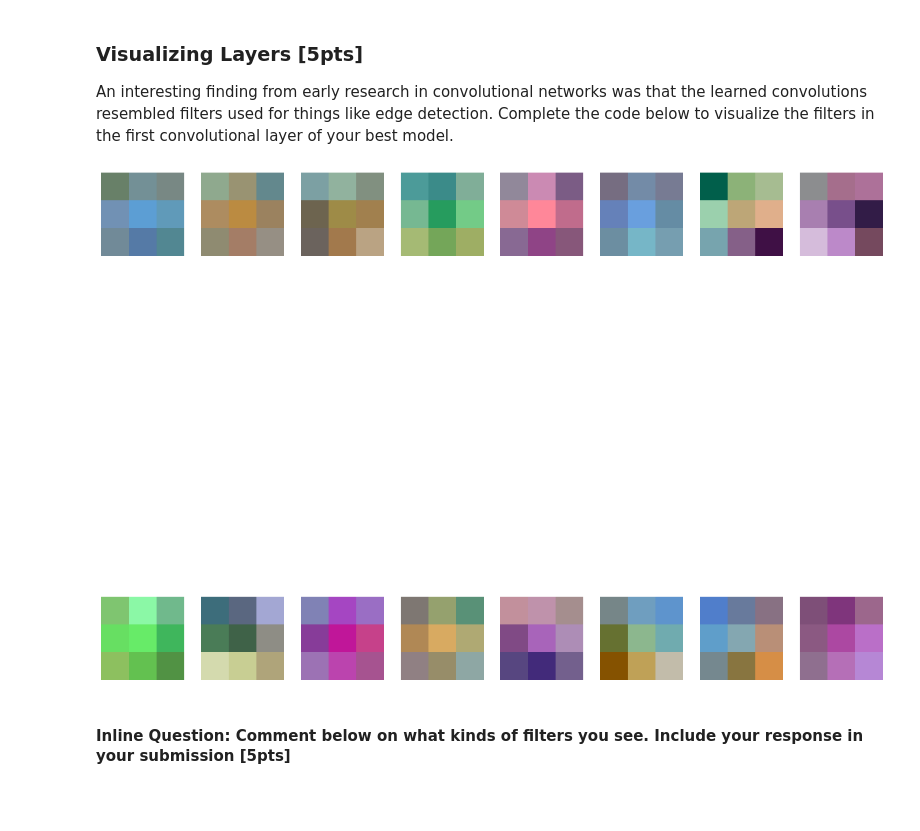
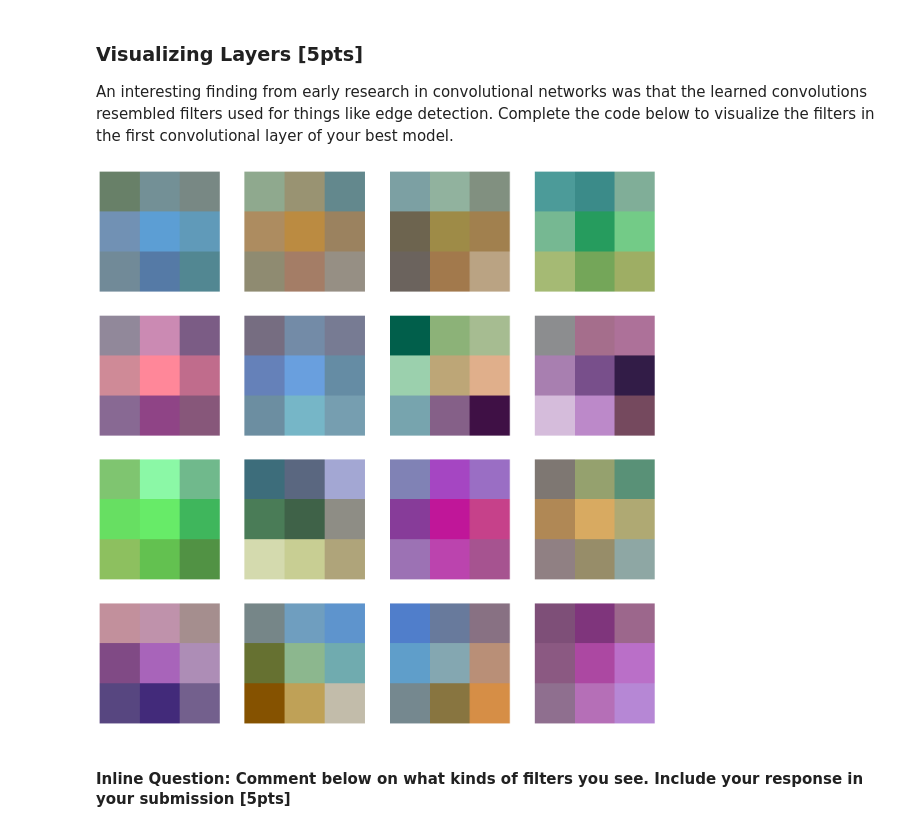
Before and after one commit to vamsipuppala/Deep-Learning-assignment-1, a Jupyter notebook: Problem_2.ipynb, the cells around one changed output. Cells and saved outputs as stored; diff of their text form; code cells hidden in the pictures; blank space fills up the shorter version.

```diff
--- a/Problem_2.ipynb
+++ b/Problem_2.ipynb
@@ -426,35 +438,35 @@ An interesting finding from early research in convolutional networks was that th
 im_array = None
 nrows, ncols = None, None
 
 ###################################################
 # TODO: read the weights in the convolutional     #
 # layer and reshape them to a grid of images to   #
 # view with matplotlib.                           #
 ###################################################
 filters = model.net.layers[0].params["conv_test1_w"]
 
 # Get the weights of the first convolutional layer
 # filters, biases = conv_layer.get_weights()
 
 # Normalize the filters to be between 0 and 1
 f_min, f_max = filters.min(), filters.max()
 filters = (filters - f_min) / (f_max - f_min)
 
 # Plot the filters
-fig, axs = plt.subplots(filters.shape[-1] // 8, 8, figsize=(20, 20))
+fig, axs = plt.subplots(filters.shape[-1] // 4, 4, figsize=(20, 20))
 # fig, axs = plt.subplots(nrows=3, ncols=3, figsize=(10, 10))
 for i, ax in enumerate(axs.flatten()):
     if i < filters.shape[-1]:
         ax.imshow(filters[:, :, :, i])
         ax.axis('off')
 plt.show()
 ###################################################
 #                END OF YOUR CODE                 #
 ###################################################
 
 # plt.imshow(im_array)
 # %% [output]
-[figure, old version]
+[figure, new version]
 # %% [markdown]
 #### Inline Question: Comment below on what kinds of filters you see. Include your response in your submission [5pts]
 # %%
```
Also changed, not shown: parts of 8 cells of this notebook, 3 other files.
